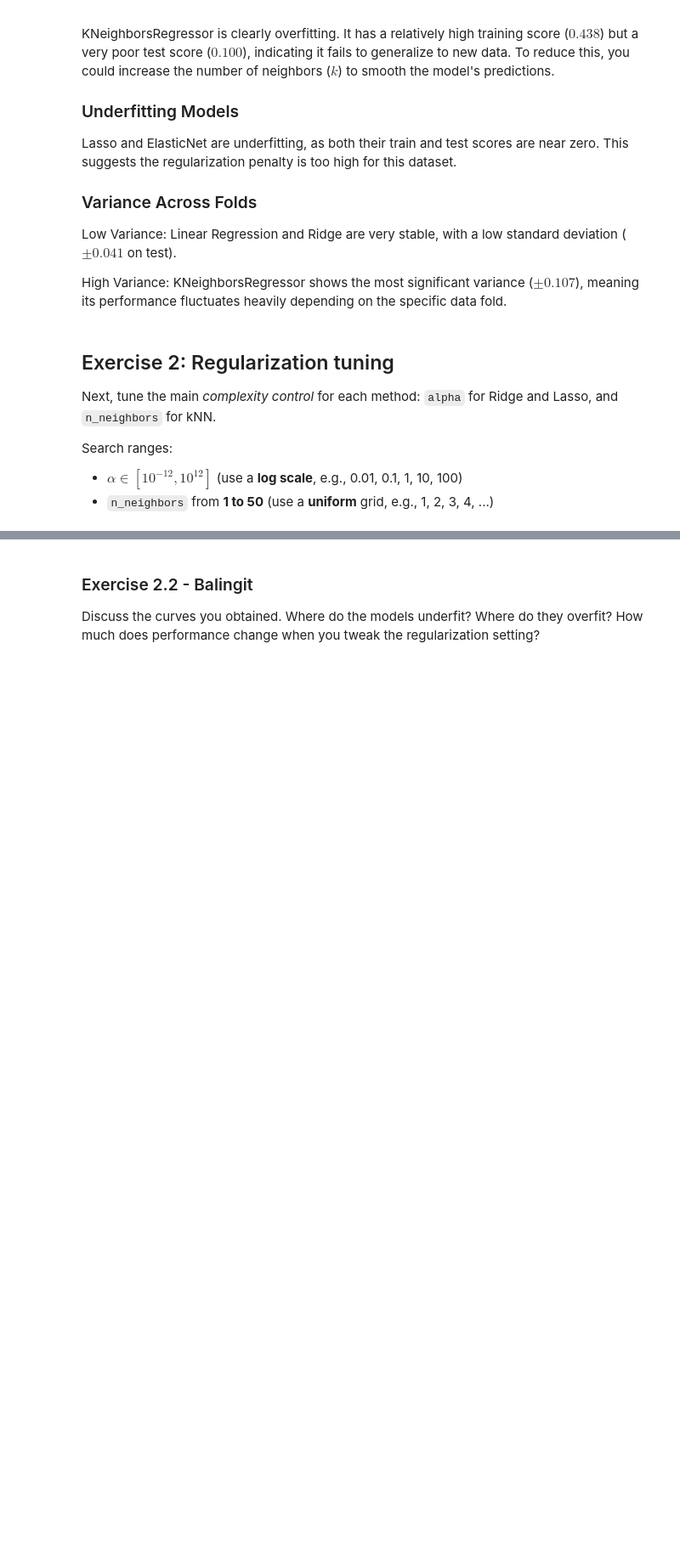
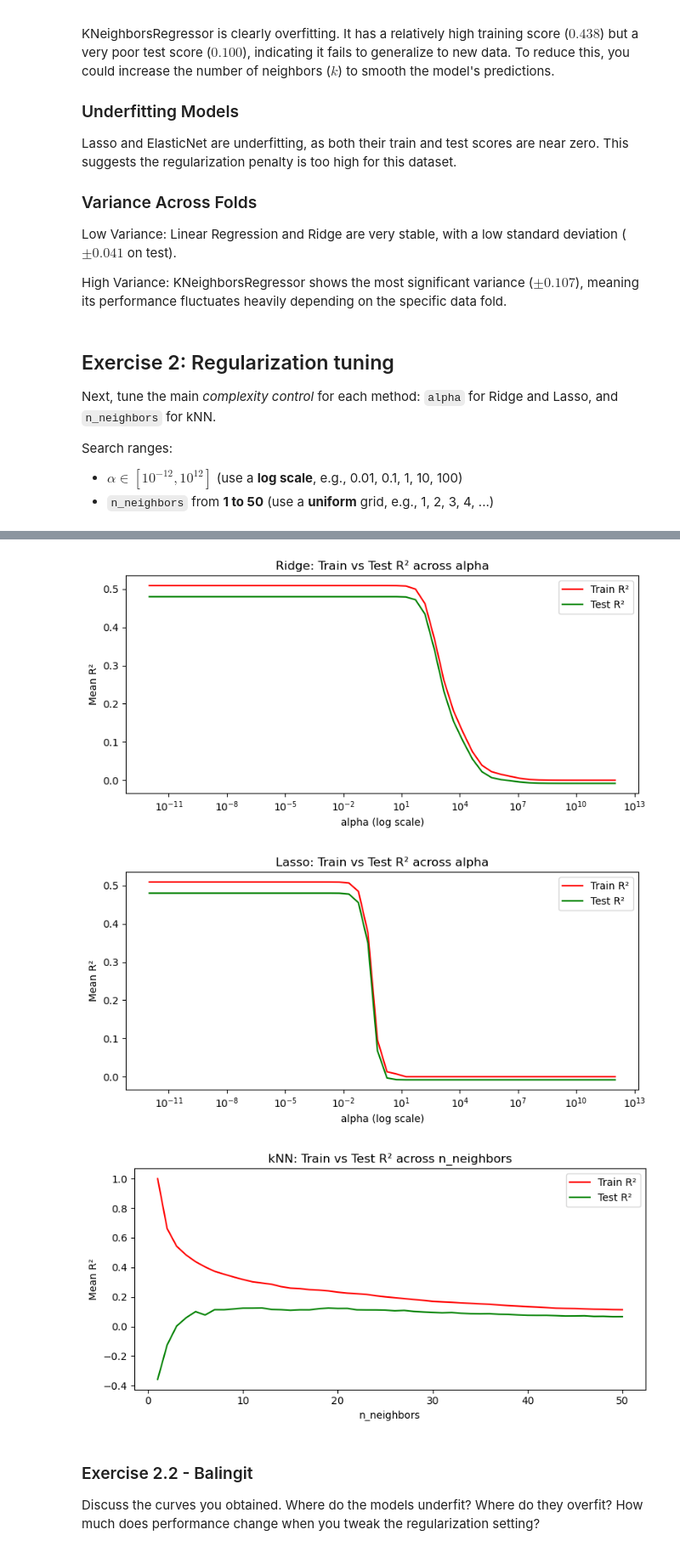
Before and after one commit to Shrxmy/25263CSDMachineLearning, a Jupyter notebook: [3] Group 8 - Module 2 - Linear Regression Lab Work (Summative)/Regression_Model_Summative.ipynb, the cells around one changed output, grey strips where cells are left out. Shown at 85% size. Drawn from its saved outputs; the diff is of its cells as text; code cells hidden in the pictures; blank space fills up the shorter version.

```diff
--- a/[3] Group 8 - Module 2 - Linear Regression Lab Work (Summative)/Regression_Model_Summative.ipynb
+++ b/[3] Group 8 - Module 2 - Linear Regression Lab Work (Summative)/Regression_Model_Summative.ipynb
@@ -169,6 +185,69 @@ Hints:
 * Useful NumPy helpers: [logspace](https://docs.scipy.org/doc/numpy/reference/generated/numpy.logspace.html), [geomspace](https://docs.scipy.org/doc/numpy/reference/generated/numpy.geomspace.html?highlight=geomspace#numpy.geomspace), and [linspace](https://docs.scipy.org/doc/numpy/reference/generated/numpy.linspace.html#numpy.linspace).
 * For plotting, Matplotlib’s basic [plot](https://matplotlib.org/tutorials/introductory/pyplot.html) function is enough.
 * You can loop manually, or you can explore [GridSearchCV](https://scikit-learn.org/stable/modules/generated/sklearn.model_selection.GridSearchCV.html) to automate the search (we will revisit it later).
+# %%
+from sklearn.linear_model import Ridge, Lasso
+from sklearn.neighbors import KNeighborsRegressor
+from sklearn.model_selection import cross_validate
+
+# --- Hyperparameter grids ---
+alphas = np.logspace(-12, 12, 50)       # log-spaced alphas
+neighbors = np.arange(1, 51)            # 1 to 50 inclusive
+
+def sweep_hyperparameter(ModelClass, param_name, param_values, X, y, cv=5):
+    """Sweep a single hyperparameter and return mean train/test R² scores."""
+    mean_train, mean_test = [], []
+    for val in param_values:
+        model = ModelClass(**{param_name: val})
+        results = cross_validate(model, X, y, cv=cv,
+                                 return_train_score=True, scoring='r2')
+        mean_train.append(results['train_score'].mean())
+        mean_test.append(results['test_score'].mean())
+    return np.array(mean_train), np.array(mean_test)
+
+# --- Sweep ---
+ridge_train, ridge_test = sweep_hyperparameter(Ridge, 'alpha', alphas, X, y)
+lasso_train, lasso_test = sweep_hyperparameter(Lasso, 'alpha', alphas, X, y)
+knn_train,   knn_test   = sweep_hyperparameter(KNeighborsRegressor, 'n_neighbors', neighbors, X, y)
+
+# --- Plot 1: Ridge vs alpha ---
+fig, ax = plt.subplots(figsize=(8, 4))
+ax.plot(alphas, ridge_train, label='Train R²', color='red')
+ax.plot(alphas, ridge_test,  label='Test R²',  color='green')
+ax.set_xscale('log')
+ax.set_xlabel('alpha (log scale)')
+ax.set_ylabel('Mean R²')
+ax.set_title('Ridge: Train vs Test R² across alpha')
+ax.legend()
+plt.tight_layout()
+plt.show()
+
+# --- Plot 2: Lasso vs alpha ---
+fig, ax = plt.subplots(figsize=(8, 4))
+ax.plot(alphas, lasso_train, label='Train R²', color='red')
+ax.plot(alphas, lasso_test,  label='Test R²',  color='green')
+ax.set_xscale('log')
+ax.set_xlabel('alpha (log scale)')
+ax.set_ylabel('Mean R²')
+ax.set_title('Lasso: Train vs Test R² across alpha')
+ax.legend()
+plt.tight_layout()
+plt.show()
+
+# --- Plot 3: kNN vs n_neighbors ---
+fig, ax = plt.subplots(figsize=(8, 4))
+ax.plot(neighbors, knn_train, label='Train R²', color='red')
+ax.plot(neighbors, knn_test,  label='Test R²',  color='green')
+ax.set_xlabel('n_neighbors')
+ax.set_ylabel('Mean R²')
+ax.set_title('kNN: Train vs Test R² across n_neighbors')
+ax.legend()
+plt.tight_layout()
+plt.show()
+# %% [output]
+[figure, added]
+[figure, added]
+[figure, added]
 # %% [markdown]
 ### Exercise 2.2 - Balingit
 Discuss the curves you obtained. Where do the models underfit? Where do they overfit? How much does performance change when you tweak the regularization setting?
```
Also changed, not shown: parts of 6 cells of this notebook.
